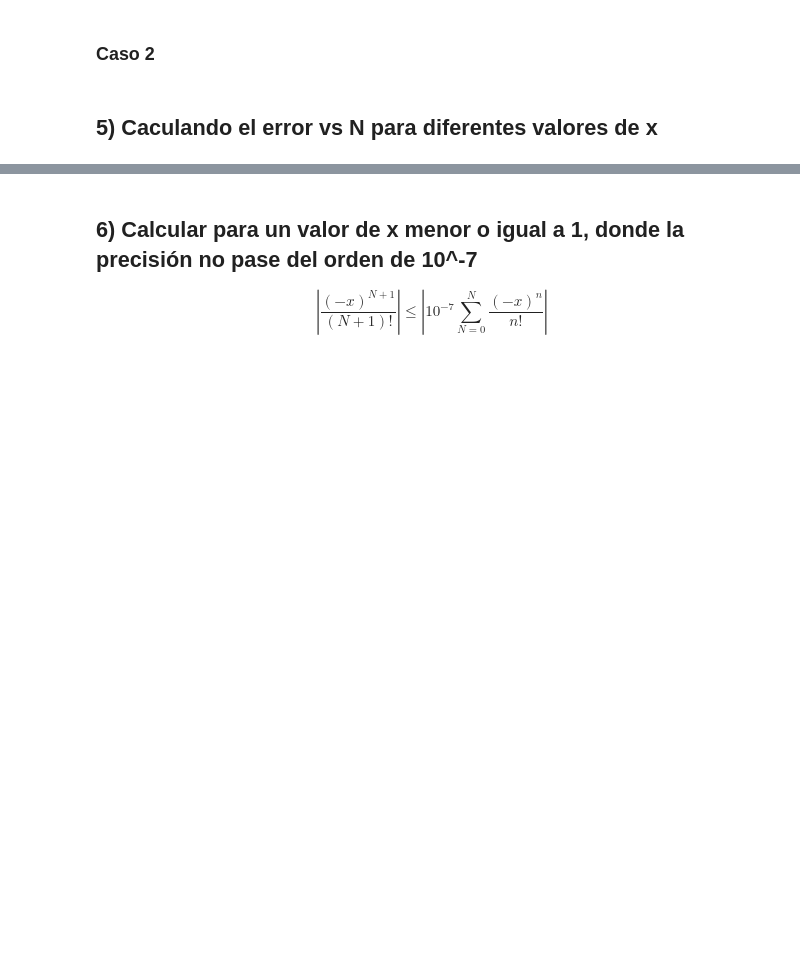
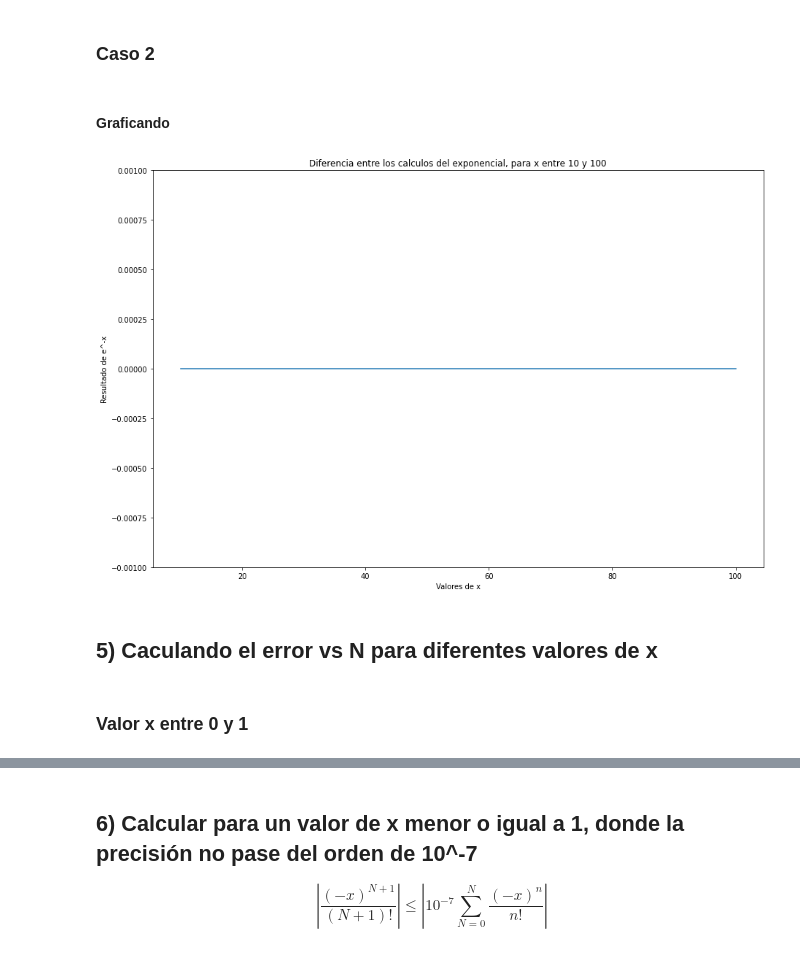
Before and after one commit to hernansalinas/CursoMetodosComputacionales, a Jupyter notebook: Entregas/Severiche_203/Laboratorio_03.ipynb, the cells around one changed output, grey strips where cells are left out. Saved outputs shown, nothing was run; the diff lists cells and outputs as text; code cells hidden in the pictures; blank space fills up the shorter version.

```diff
--- a/Entregas/Severiche_203/Laboratorio_03.ipynb
+++ b/Entregas/Severiche_203/Laboratorio_03.ipynb
@@ -150,2 +184,21 @@ para valores de x entre:
+# %%
+P4_vale_gran_exp = np.zeros(len(P4_valx_gran))
+for i in range(0,len(P4_vale_gran_exp)):
+    P4_vale_gran_exp[i] = Exp(P4_valx_gran[i],P4_valn)
+# %%
+P4_diff_gran = np.zeros(len(P4_valx_gran))
+P4_diff_gran = abs(P4_vale_gran_exp - P4_vale_gran_expneg)
+# %% [markdown]
+#### Graficando
+# %%
+plt.figure(figsize=(15,10))
+plt.plot(P4_valx_gran,P4_diff_gran)
+plt.title("Diferencia entre los calculos del exponencial, para x entre 10 y 100")
+plt.xlabel("Valores de x")
+plt.ylabel("Resultado de e^-x")
+plt.ylim(-0.001,0.001)
+plt.show()
+# %% [output]
+[figure, added]
 # %% [markdown]
 ## 5) Caculando el error vs N para diferentes valores de x
@@ -151,0 +207,2 @@ para valores de x entre:
+# %% [markdown]
+### Valor x entre 0 y 1
```
Also changed, not shown: parts of 31 cells of this notebook, 1 other file.
